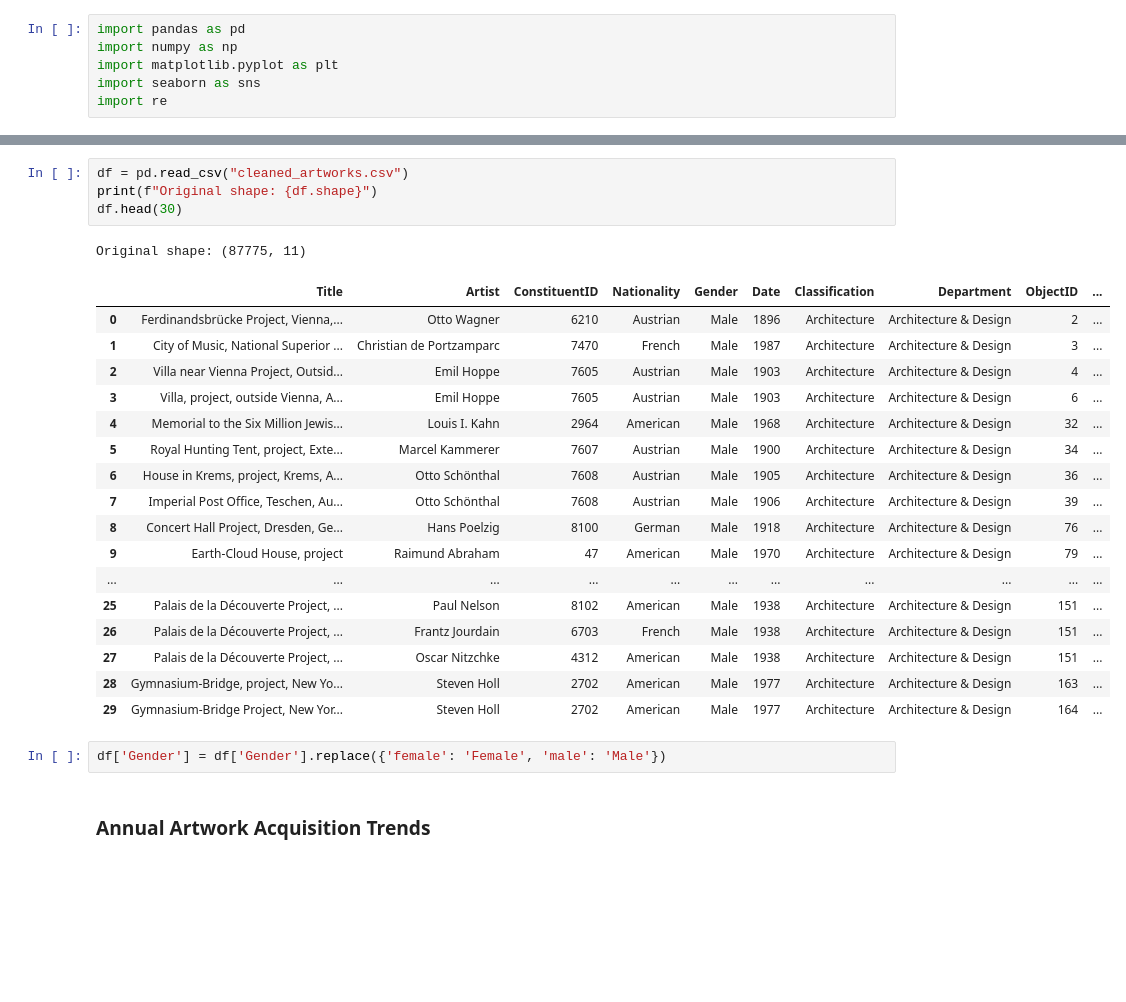
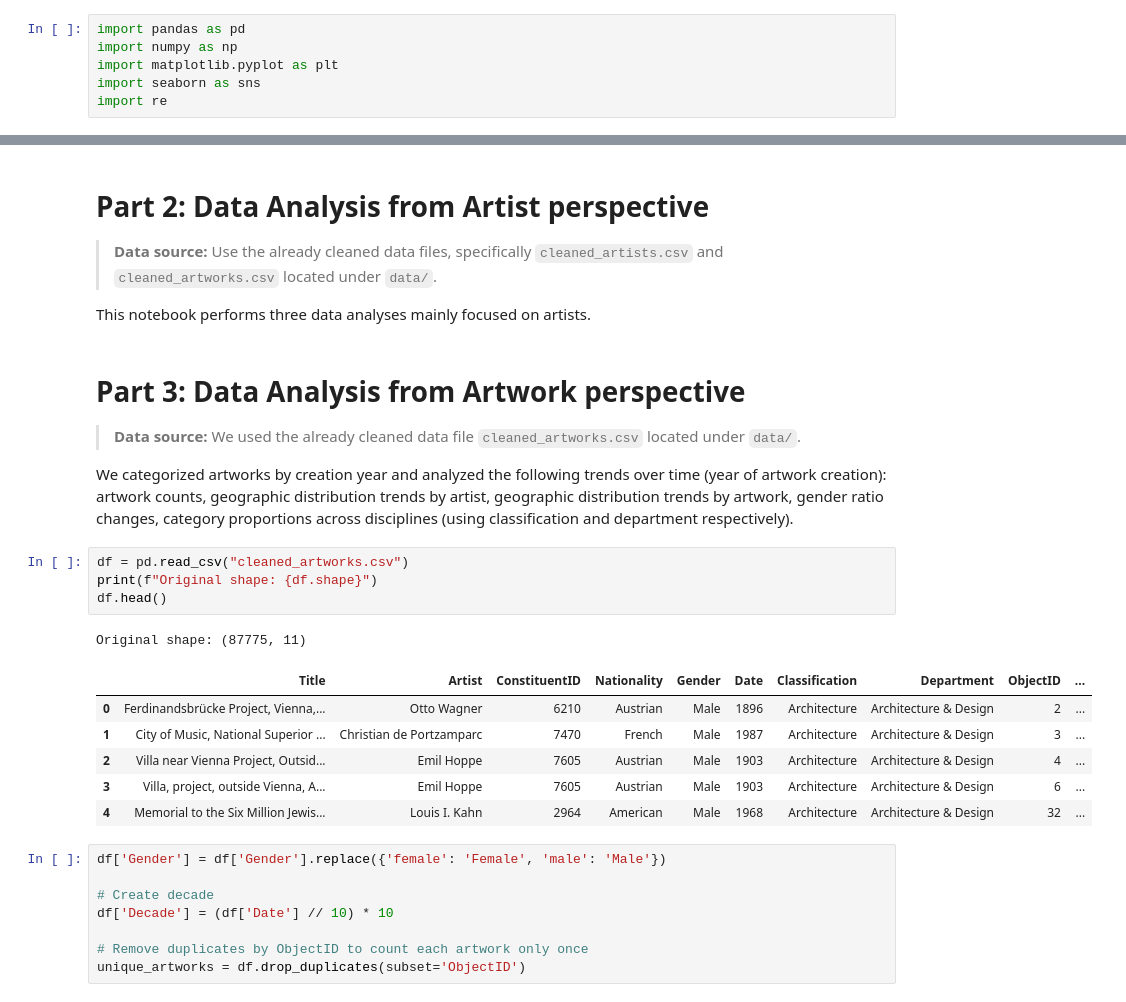
Before and after one commit to com-480-data-visualization/Extra-Crispy, a Jupyter notebook: milestones/milestone1/M1 artwork analysis.ipynb, the cells around one changed output, grey strips where cells are left out. Drawn from its saved outputs; the diff is of its cells as text; blank space fills up the shorter version.

```diff
--- a/milestones/milestone1/M1 artwork analysis.ipynb
+++ b/milestones/milestone1/M1 artwork analysis.ipynb
@@ -7,27 +27,33 @@ import re
+# %% [markdown]
+# Part 2: Data Analysis from Artist perspective
+
+> **Data source:** Use the already cleaned data files, specifically `cleaned_artists.csv` and `cleaned_artworks.csv` located under `data/`.
+
+
+This notebook performs three data analyses mainly focused on artists.
+# %% [markdown]
+# Part 3: Data Analysis from Artwork perspective
+
+> **Data source:** We used the already cleaned data file `cleaned_artworks.csv` located under `data/`.
+
+We categorized artworks by creation year and analyzed the following trends over time (year of artwork creation): artwork counts, geographic distribution trends by artist, geographic distribution trends by artwork, gender ratio changes, category proportions across disciplines (using classification and department respectively).
 # %%
 df = pd.read_csv("cleaned_artworks.csv")
 print(f"Original shape: {df.shape}")
-df.head(30)
+df.head()
 # %% [output]
 Original shape: (87775, 11)
 |  | Title | Artist | ConstituentID | Nationality | Gender | Date | Classification | Department | ObjectID | ... |
 | 0 | Ferdinandsbrücke Project, Vienna,... | Otto Wagner | 6210 | Austrian | Male | 1896 | Architecture | Architecture & Design | 2 | ... |
 | 1 | City of Music, National Superior ... | Christian de Portzamparc | 7470 | French | Male | 1987 | Architecture | Architecture & Design | 3 | ... |
 | 2 | Villa near Vienna Project, Outsid... | Emil Hoppe | 7605 | Austrian | Male | 1903 | Architecture | Architecture & Design | 4 | ... |
 | 3 | Villa, project, outside Vienna, A... | Emil Hoppe | 7605 | Austrian | Male | 1903 | Architecture | Architecture & Design | 6 | ... |
 | 4 | Memorial to the Six Million Jewis... | Louis I. Kahn | 2964 | American | Male | 1968 | Architecture | Architecture & Design | 32 | ... |
-| 5 | Royal Hunting Tent, project, Exte... | Marcel Kammerer | 7607 | Austrian | Male | 1900 | Architecture | Architecture & Design | 34 | ... |
-| 6 | House in Krems, project, Krems, A... | Otto Schönthal | 7608 | Austrian | Male | 1905 | Architecture | Architecture & Design | 36 | ... |
-| 7 | Imperial Post Office, Teschen, Au... | Otto Schönthal | 7608 | Austrian | Male | 1906 | Architecture | Architecture & Design | 39 | ... |
-| 8 | Concert Hall Project, Dresden, Ge... | Hans Poelzig | 8100 | German | Male | 1918 | Architecture | Architecture & Design | 76 | ... |
-| 9 | Earth-Cloud House, project | Raimund Abraham | 47 | American | Male | 1970 | Architecture | Architecture & Design | 79 | ... |
-| ... | ... | ... | ... | ... | ... | ... | ... | ... | ... | ... |
-| 25 | Palais de la Découverte Project, ... | Paul Nelson | 8102 | American | Male | 1938 | Architecture | Architecture & Design | 151 | ... |
-| 26 | Palais de la Découverte Project, ... | Frantz Jourdain | 6703 | French | Male | 1938 | Architecture | Architecture & Design | 151 | ... |
-| 27 | Palais de la Découverte Project, ... | Oscar Nitzchke | 4312 | American | Male | 1938 | Architecture | Architecture & Design | 151 | ... |
-| 28 | Gymnasium-Bridge, project, New Yo... | Steven Holl | 2702 | American | Male | 1977 | Architecture | Architecture & Design | 163 | ... |
-| 29 | Gymnasium-Bridge Project, New Yor... | Steven Holl | 2702 | American | Male | 1977 | Architecture | Architecture & Design | 164 | ... |
-# %%
-df['Gender'] = df['Gender'].replace({'female': 'Female', 'male': 'Male'})
-# %% [markdown]
-### Annual Artwork Acquisition Trends
+# %%
+df['Gender'] = df['Gender'].replace({'female': 'Female', 'male': 'Male'})
+
+# Create decade
+df['Decade'] = (df['Date'] // 10) * 10
+
+# Remove duplicates by ObjectID to count each artwork only once
+unique_artworks = df.drop_duplicates(subset='ObjectID')
```
Also changed, not shown: parts of 22 cells of this notebook.
